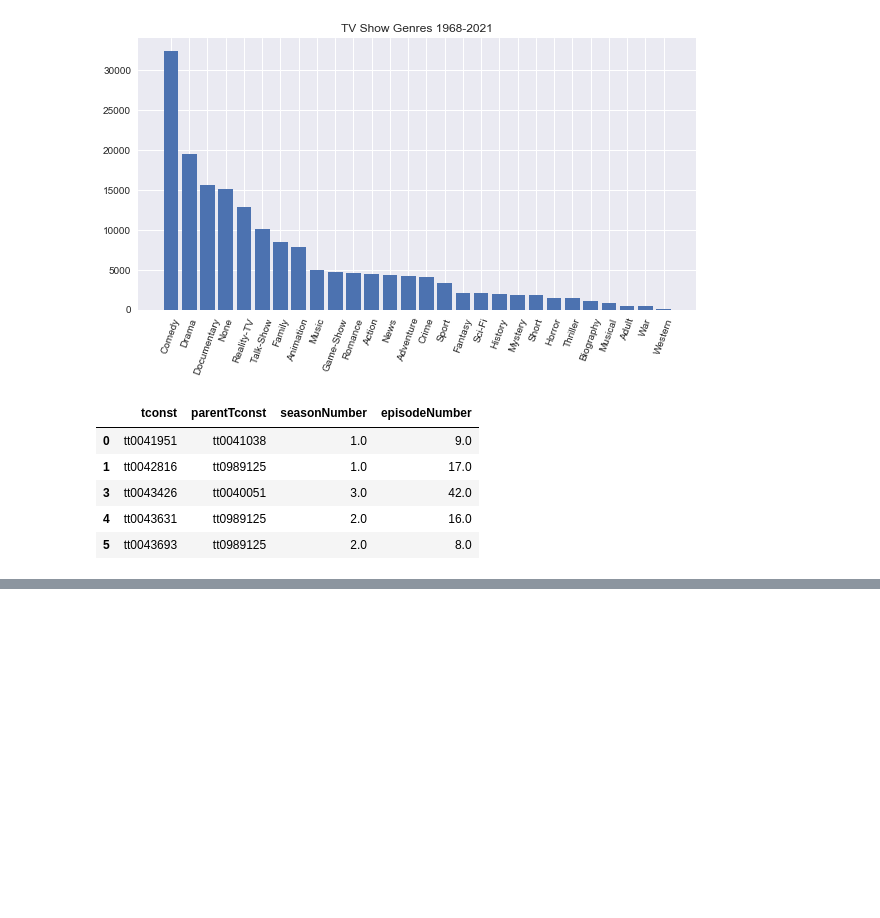
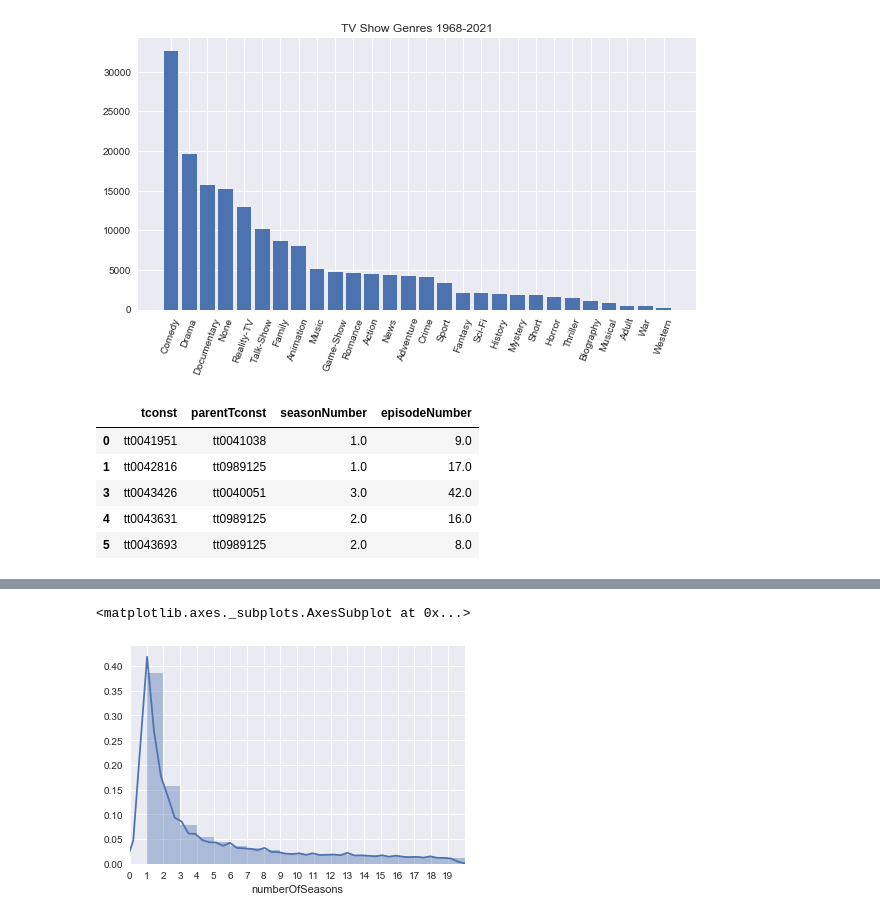
Before and after one commit to claireramming/imdb_tvshows, a Jupyter notebook: IMDB_tv_series.ipynb, the cells around one changed output, grey strips where cells are left out. Drawn from its saved outputs; the diff is of its cells as text; code cells hidden in the pictures; blank space fills up the shorter version.

Commit message:
determining number of seasons per show

```diff
--- a/IMDB_tv_series.ipynb
+++ b/IMDB_tv_series.ipynb
@@ -117,5 +121,8 @@ eps.head()
 | 4 | tt0043631 | tt0989125 | 2.0 | 16.0 |
 | 5 | tt0043693 | tt0989125 | 2.0 | 8.0 |
 # %%
-pd.DataFrame(eps.seasonNumber.groupby(eps.parentTconst).max())
+numberOfSeasons = eps.seasonNumber.groupby(eps.parentTconst).max()
+numberOfSeasons.name = 'numberOfSeasons'
+tv = tv.join(numberOfSeasons, 'tconst')
+tv.head()
 # %% [output]
@@ -122,0 +152,3 @@ pandas.core.series.Series
+# %%
+tv['estNumSeasons'] = tv.endYear - tv.startYear + 1
+tv.head()
@@ -122,0 +162,35 @@ pandas.core.series.Series
+# %%
+'''If the episode dataframe had a number of seasons greater than one, assume the value is correct.
+If the episode dataframe had a number of seasons equal to 1, but an end year exists, trust the estimate.'''
+for row in tv[(tv.estNumSeasons > 33) & (tv.numberOfSeasons == 1)].estNumSeasons.items():
+    tv.loc[row[0], 'numberOfSeasons'] = row[1]
+
+'''If they don't have any seasons listed in the episodes dataframe but they do have an end year
+assume # seasons is end year - start year + 1 (aka estimated number of seasons)'''
+for row in tv[(tv.numberOfSeasons.isnull()) & (tv.estNumSeasons > 0)].estNumSeasons.items():
+    tv.loc[row[0], 'numberOfSeasons'] = row[1]
+
+'''give shows the benefit of the doubt, if they don't have any seasons listed in the episodes data frame,
+and they don't have an end date listed, assume they are still on air, so # of seasons is 2018 - start year + 1'''
+for row in tv[(tv.numberOfSeasons.isnull()) & (tv.estNumSeasons <= 0)].estNumSeasons.items():
+    tv.loc[row[0], 'numberOfSeasons'] = row[1] + 2018
+
+'''If the episodes dataframe had a number os seasons equal to 1, and the start year and end year are more than 1 year apart'''
+for row in tv[(tv.estNumSeasons <= 33) & (tv.numberOfSeasons == 1) & (tv.estNumSeasons > 1) & (tv.startYear - tv.endYear != 1)].estNumSeasons.items():
+    tv.loc[row[0], 'numberOfSeasons'] = row[1]
+
+'''extra cleanup needed'''
+for row in tv[(tv.numberOfSeasons > 51) & (tv.numberOfSeasons != tv.estNumSeasons + 2018) & (tv.estNumSeasons < 0)].estNumSeasons.items():
+    tv.loc[row[0], 'numberOfSeasons'] = row[1] + 2018
+
+#change column to int and doublecheck dataframe numbers
+tv.numberOfSeasons = tv.numberOfSeasons.astype(np.int64)
+tv.info()
+# %%
+plt.xlim(0,20)
+plt.xticks(range(0,20,1))
+sns.distplot(tv[(tv.startYear >= 2000) & (tv.startYear < 2017)].numberOfSeasons)
+#a little under 40% of shows seem to get cancelled after 1 season
+# %% [output]
+<matplotlib.axes._subplots.AxesSubplot at 0x...>
+[figure, added]
```
Also changed, not shown: parts of 8 cells of this notebook.
